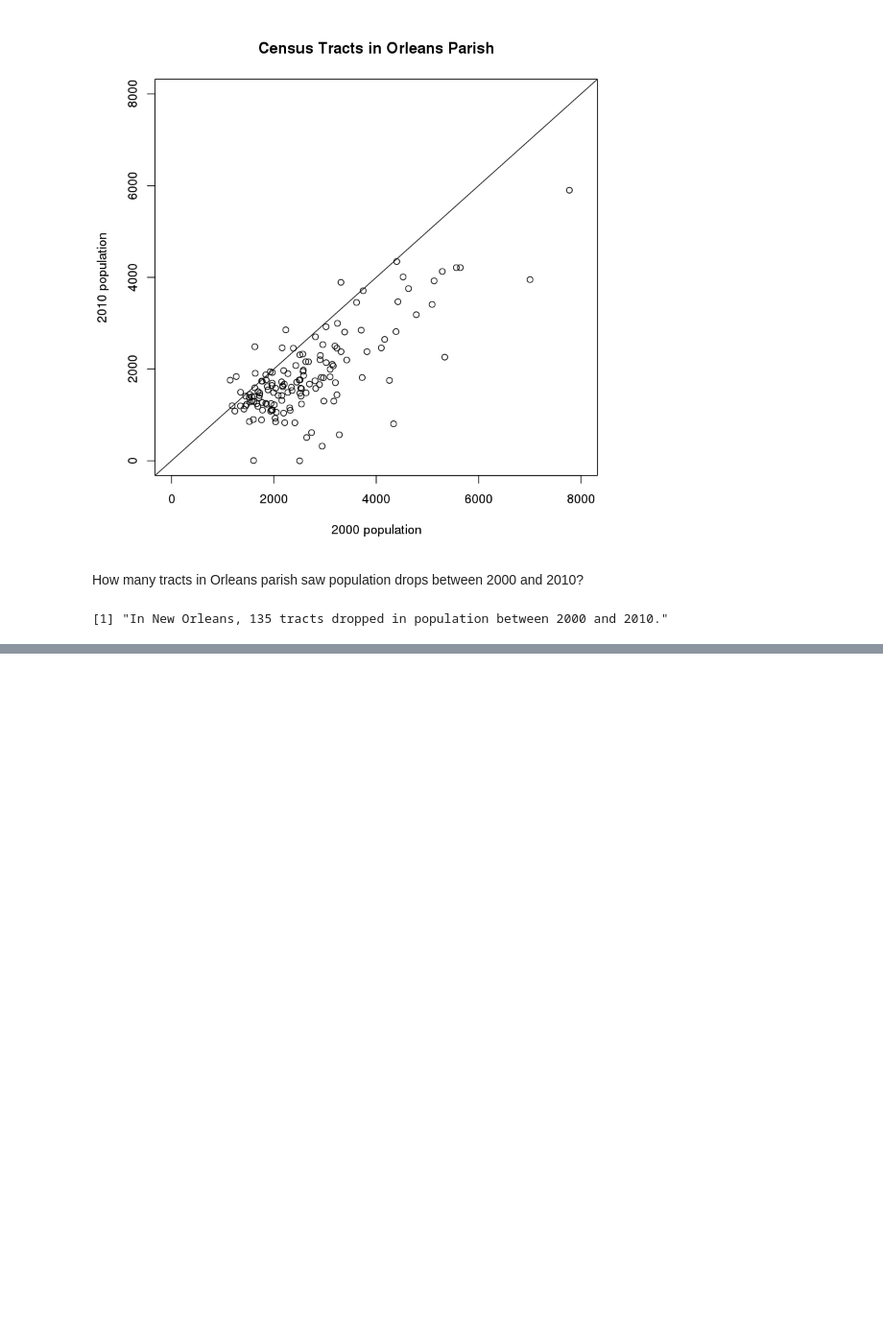
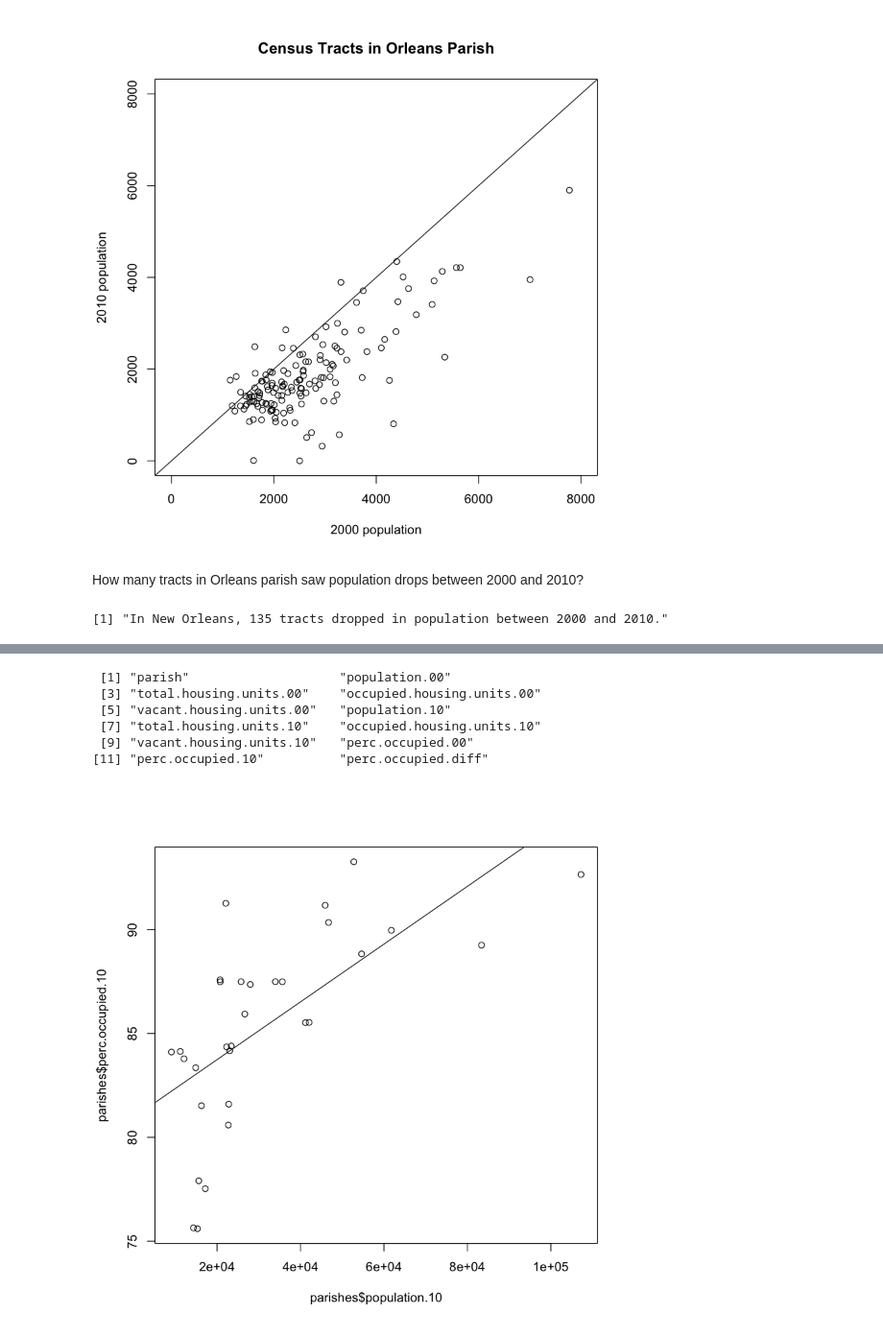
Before and after one commit to OpenNewsLabs/r-workshop-ire, a Jupyter notebook: More with R.ipynb, the cells around one changed output, grey strips where cells are left out. Shown at 96% size. Saved outputs shown, nothing was run; the diff lists cells and outputs as text; code cells hidden in the pictures; blank space fills up the shorter version.

```diff
--- a/More with R.ipynb
+++ b/More with R.ipynb
@@ -159,0 +169,14 @@ abline(v = 0, lwd = 5)
+# %%
+names(parishes)
+# %% [output]
+ [1] "parish"                    "population.00"
+ [3] "total.housing.units.00"    "occupied.housing.units.00"
+ [5] "vacant.housing.units.00"   "population.10"
+ [7] "total.housing.units.10"    "occupied.housing.units.10"
+ [9] "vacant.housing.units.10"   "perc.occupied.00"
+[11] "perc.occupied.10"          "perc.occupied.diff"
+# %%
+plot(parishes$population.10, parishes$perc.occupied.10)
+abline(lm(parishes$perc.occupied.10 ~ parishes$population.10))
+# %% [output]
+[figure, added]
```
Also changed, not shown: parts of 7 cells of this notebook.
